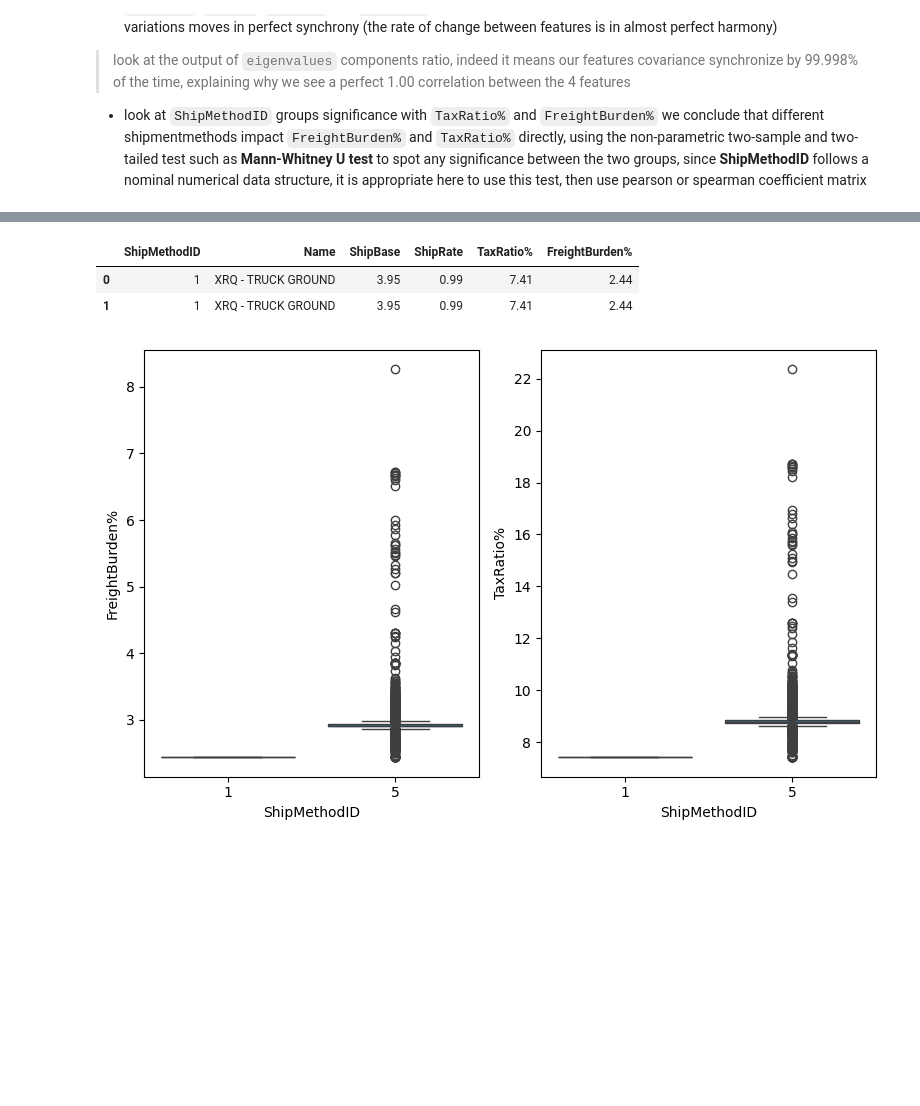
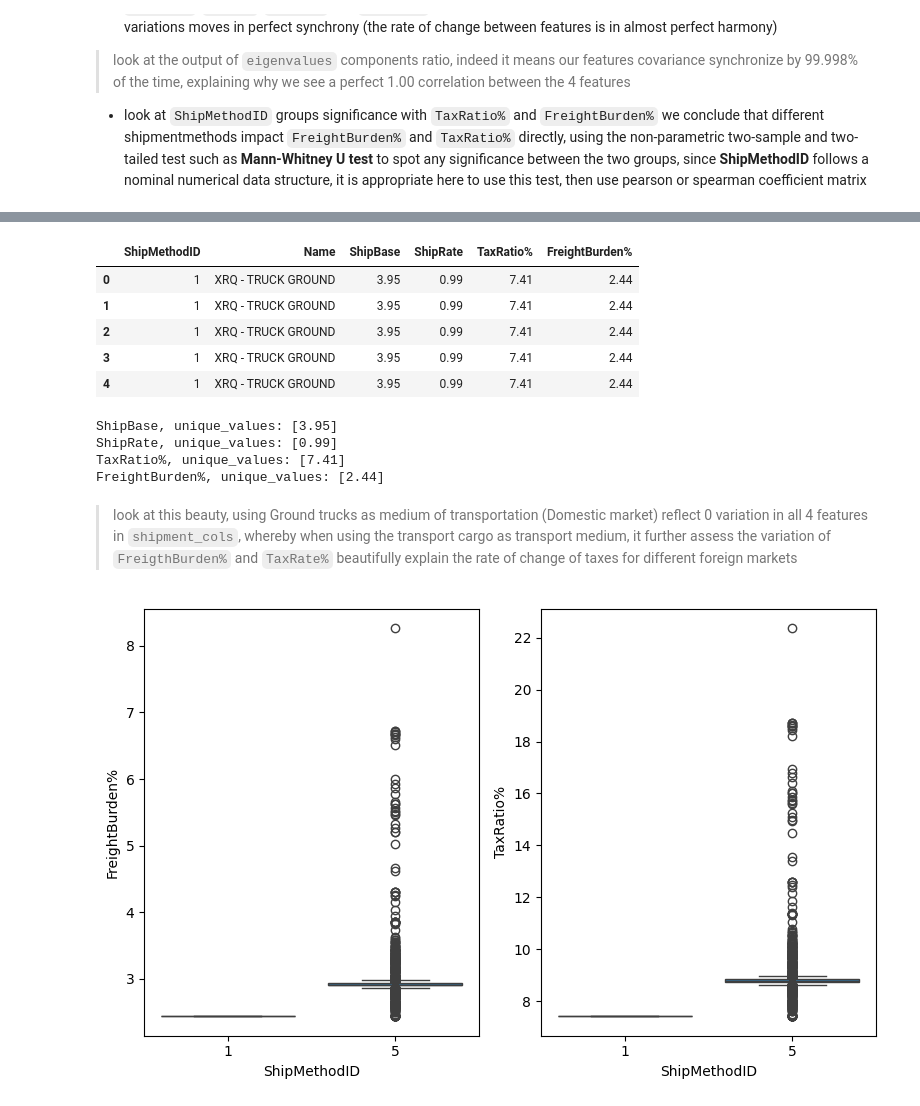
Before and after one commit to AtlasMarbx/AdventureWorks-Data-Migration-and-insight-extraction, a Jupyter notebook: EDA_process.ipynb, the cells around one changed output, grey strips where cells are left out. Saved outputs shown, nothing was run; the diff lists cells and outputs as text; code cells hidden in the pictures; blank space fills up the shorter version.

Commit message:
shipmentMethod analysis is done

```diff
--- a/EDA_process.ipynb
+++ b/EDA_process.ipynb
@@ -672,3 +672,6 @@ Component3, ExplainedVariance: -0.000%
 # %%
 refined_ship_method = df_shipment.drop(columns=['rowguid', 'ModifiedDate'])
 overhead_subset = refined_df_orderheader[['ShipMethodID', 'TaxRatio%', 'FreightBurden%']]
+
+refined_ship_method.drop_duplicates(inplace=True)
+refined_ship_method
@@ -675,11 +685,31 @@ overhead_subset = refined_df_orderheader[['ShipMethodID', 'TaxRatio%', 'FreightB
 # %%
 shipment_category_subset = pd.merge(refined_ship_method, overhead_subset, on='ShipMethodID')
 
-shipment_category_subset.head(2)
+shipment_category_subset.head(5)
 # %% [output]
 |  | ShipMethodID | Name | ShipBase | ShipRate | TaxRatio% | FreightBurden% |
 | 0 | 1 | XRQ - TRUCK GROUND | 3.95 | 0.99 | 7.41 | 2.44 |
 | 1 | 1 | XRQ - TRUCK GROUND | 3.95 | 0.99 | 7.41 | 2.44 |
+| 2 | 1 | XRQ - TRUCK GROUND | 3.95 | 0.99 | 7.41 | 2.44 |
+| 3 | 1 | XRQ - TRUCK GROUND | 3.95 | 0.99 | 7.41 | 2.44 |
+| 4 | 1 | XRQ - TRUCK GROUND | 3.95 | 0.99 | 7.41 | 2.44 |
+# %%
+# ShipRate represent act as a booking fee to intialize product intention of placement in the transporting medium
+# ShipBase represent is the product measure factor multiplier like weight, length or volume or all combined
+
+shipment_cols = ['ShipBase', 'ShipRate', 'TaxRatio%', 'FreightBurden%']
+
+# switch between 1 (Ground trucks) and 5 (transport cargo) inside the loop the see different outputs whom support the generated insight below
+for i in shipment_cols:
+    unique_output = shipment_category_subset[shipment_category_subset['ShipMethodID'] == 1][i].unique()
+    print(f'{i}, unique_values: {unique_output}')
+# %% [output]
+ShipBase, unique_values: [3.95]
+ShipRate, unique_values: [0.99]
+TaxRatio%, unique_values: [7.41]
+FreightBurden%, unique_values: [2.44]
+# %% [markdown]
+> look at this beauty, using Ground trucks as medium of transportation (Domestic market) reflect 0 variation in all 4 features in `shipment_cols`, whereby when using the transport cargo as transport medium, it further assess the variation of `FreigthBurden%` and `TaxRate%` beautifully explain the rate of change of taxes for different foreign markets
 # %%
 import matplotlib.pyplot as plt
 import seaborn as sns
```
Also changed, not shown: parts of 4 cells of this notebook.
